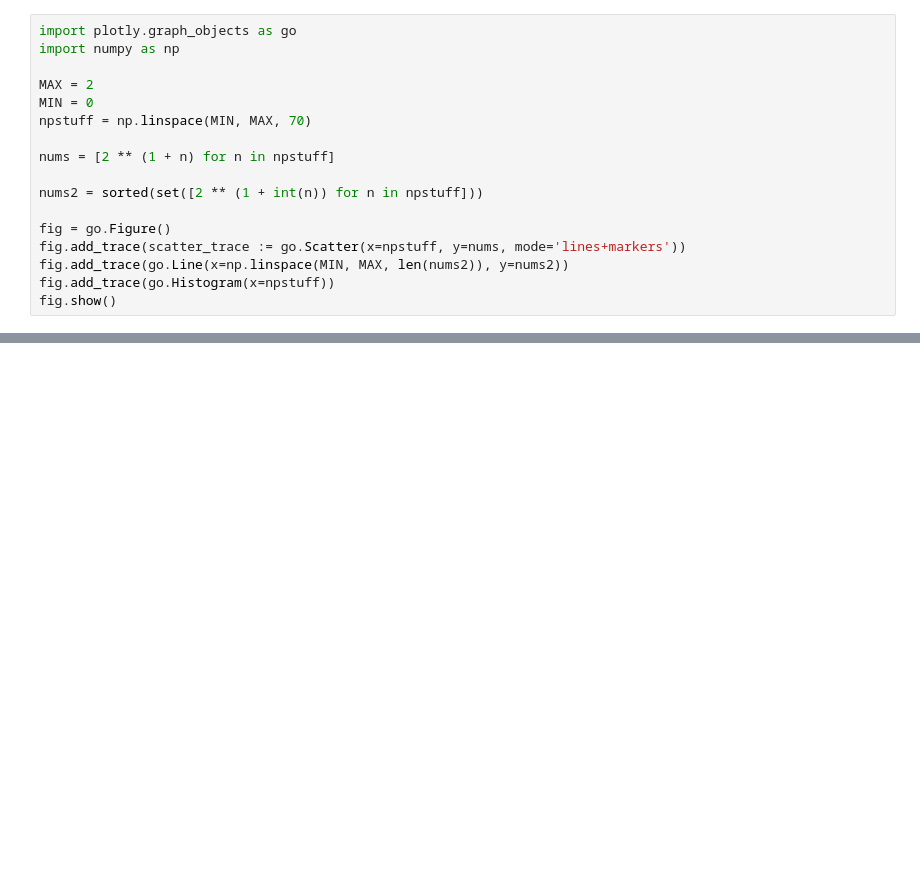
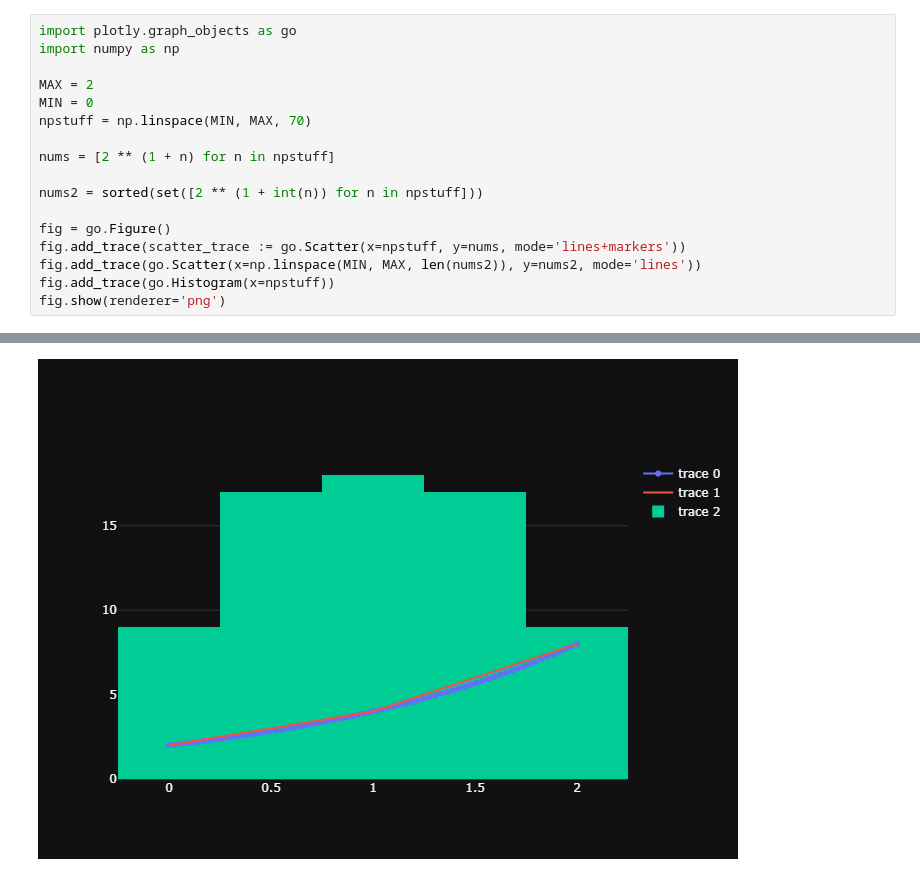
Before and after one commit to sharkbound/pythontools, a Jupyter notebook: examples/plotly_example/plotly_scatter_markers.ipynb, the cells around one changed output, grey strips where cells are left out. Drawn from its saved outputs; the diff is of its cells as text; blank space fills up the shorter version.

Commit message:
use png renderer in plotly notebooks

```diff
--- a/examples/plotly_example/plotly_scatter_markers.ipynb
+++ b/examples/plotly_example/plotly_scatter_markers.ipynb
@@ -12,7 +12,7 @@ nums2 = sorted(set([2 ** (1 + int(n)) for n in npstuff]))
 
 fig = go.Figure()
 fig.add_trace(scatter_trace := go.Scatter(x=npstuff, y=nums, mode='lines+markers'))
-fig.add_trace(go.Line(x=np.linspace(MIN, MAX, len(nums2)), y=nums2))
+fig.add_trace(go.Scatter(x=np.linspace(MIN, MAX, len(nums2)), y=nums2, mode='lines'))
 fig.add_trace(go.Histogram(x=npstuff))
-fig.show()
+fig.show(renderer='png')
 # %% [output]
@@ -19,0 +19 @@ fig.show()
+[figure, added]
```
Also changed, not shown: parts of 1 cell of this notebook, 2 other files.
